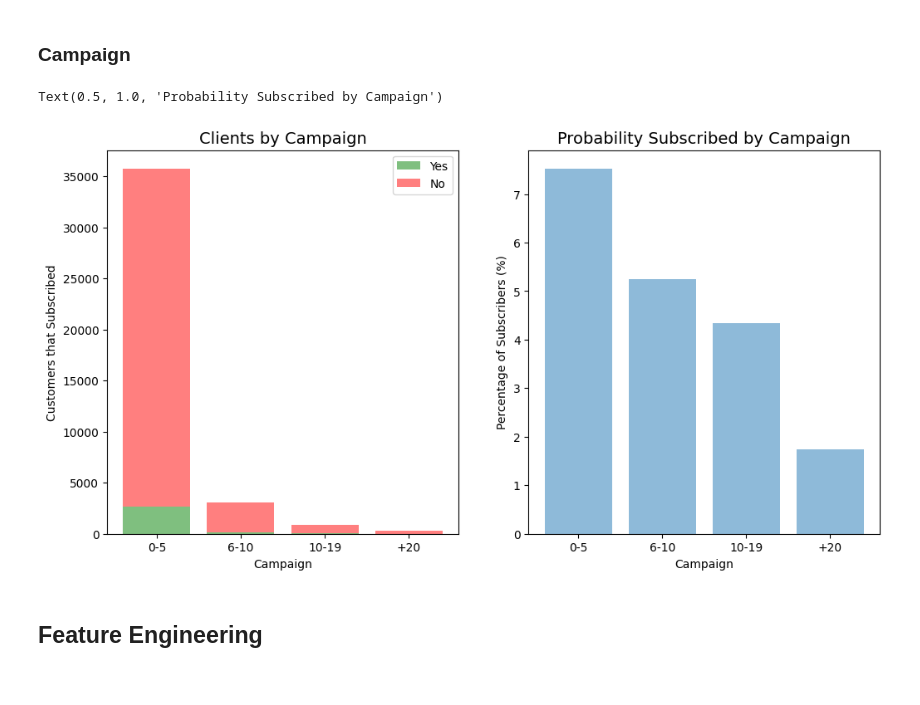
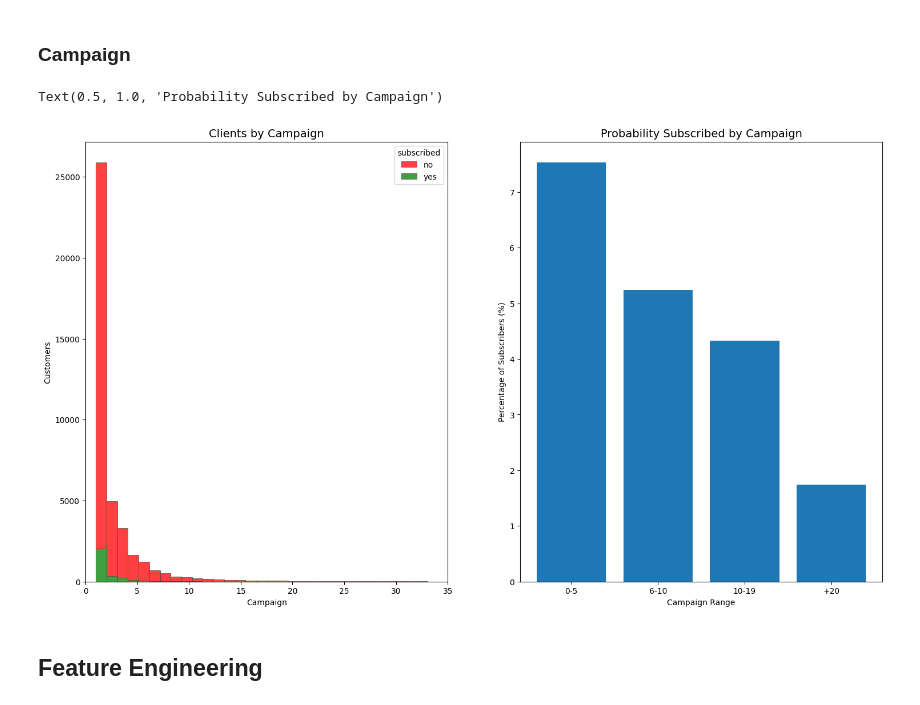
Before and after one commit to Gabriel2002Can/banking-market-model, a Jupyter notebook: term-deposit-marketing.ipynb, the cells around one changed output. Cells and saved outputs as stored; diff of their text form; code cells hidden in the pictures.

```diff
--- a/term-deposit-marketing.ipynb
+++ b/term-deposit-marketing.ipynb
@@ -824,70 +806,64 @@ Text(0.5, 1.0, 'Probability Subscribed by Duration')
 # %% [markdown]
 ### Campaign
 # %%
-# Defining ranges
+campaign_data = data.copy()
+
+campaign_data.rename(columns={'y': 'subscribed'}, inplace=True)
+
 labels = ['0-5','6-10','10-19','+20']
 cut_bins = [0, 5, 10, 19, float("inf")]
 
-campaign_data = data.copy()
+campaign_data['campaign_intervals'] = pd.cut(data['campaign'], bins = cut_bins, labels = labels)
 
-campaign_data['campaign'] = pd.cut(data['campaign'], bins = cut_bins, labels = labels)
-
-# Setting the data for the satisfied clients
-n_satisfied_clients = (
-    campaign_data[campaign_data['y'] == 'yes']
-    .groupby('campaign', observed=False)
+subs = (
+    campaign_data[campaign_data['subscribed']=='yes']
+    .groupby('campaign_intervals', observed=False)
     .size()
 )
 
-# Setting the data for the unsatisfied clients
-n_unsatisfied_clients = (
-    campaign_data[campaign_data['y'] == 'no']
-    .groupby('campaign', observed=False)
+non_subs = (
+    campaign_data[campaign_data['subscribed']=='no']
+    .groupby('campaign_intervals', observed=False)
     .size()
 )
 
-total_customers = n_satisfied_clients + n_unsatisfied_clients
-
-# Setting the index for all clients
-all_clients = labels
-
-# Filling gaps of non-existing data
-n_satisfied_clients = n_satisfied_clients.reindex(all_clients, fill_value=0)
-n_unsatisfied_clients = n_unsatisfied_clients.reindex(all_clients, fill_value=0)
-
-total_customers = n_satisfied_clients + n_unsatisfied_clients
-
 percentage = (
-    n_satisfied_clients
-    .div(total_customers)
+    subs
+    .div(subs + non_subs)
     .fillna(0)
     * 100
 )
 
-# Standardizing the x axis for both graphs
-x_axis = labels
+# Setting the data for the satisfied clients
+n_satisfied_clients = campaign_data[campaign_data['subscribed'] == 'yes']['campaign'].value_counts().sort_index()
 
-f, (ax1, ax2) = plt.subplots(1, 2, figsize=(12,6))
+# Setting the data for the unsatisfied clients
+n_unsatisfied_clients = campaign_data[campaign_data['subscribed'] == 'no']['campaign'].value_counts().sort_index()
+
+fig, (ax1, ax2) = plt.subplots(1, 2, figsize=(18, 10))
 
 # First Graph
-ax1.bar(x_axis, n_satisfied_clients, label='Yes', alpha=0.5, color='g')
-ax1.bar(x_axis, n_unsatisfied_clients, bottom=n_satisfied_clients, label='No', alpha=0.5, color='r')
+sns.histplot(data=campaign_data, x='campaign', hue='subscribed',
+             multiple='stack',
+             bins=60,
+             ax=ax1,
+             palette=['red', 'green'],
+             edgecolor='.3',
+             linewidth=.5)
 
-plt.sca(ax1)
-
-ax1.set_ylabel("Customers that Subscribed")
+ax1.set_ylabel("Customers")
 ax1.set_xlabel("Campaign")
 ax1.set_title("Clients by Campaign",fontsize=14)
-plt.legend(loc='upper right')
+ax1.set(xlim=(0, 35))
 
 # Second Graph
-ax2.bar(x_axis, percentage, alpha=0.5)
+ax2.bar(labels, percentage)
 ax2.set_ylabel("Percentage of Subscribers (%)")
-ax2.set_xlabel("Campaign")
+ax2.set_xlabel("Campaign Range")
 ax2.set_title("Probability Subscribed by Campaign",fontsize=14)
 # %% [output]
 Text(0.5, 1.0, 'Probability Subscribed by Campaign')
-[figure, old version]
+[figure, new version]
 # %% [markdown]
 ## Feature Engineering
 # %% [raw]
```
Also changed, not shown: parts of 15 cells of this notebook.
